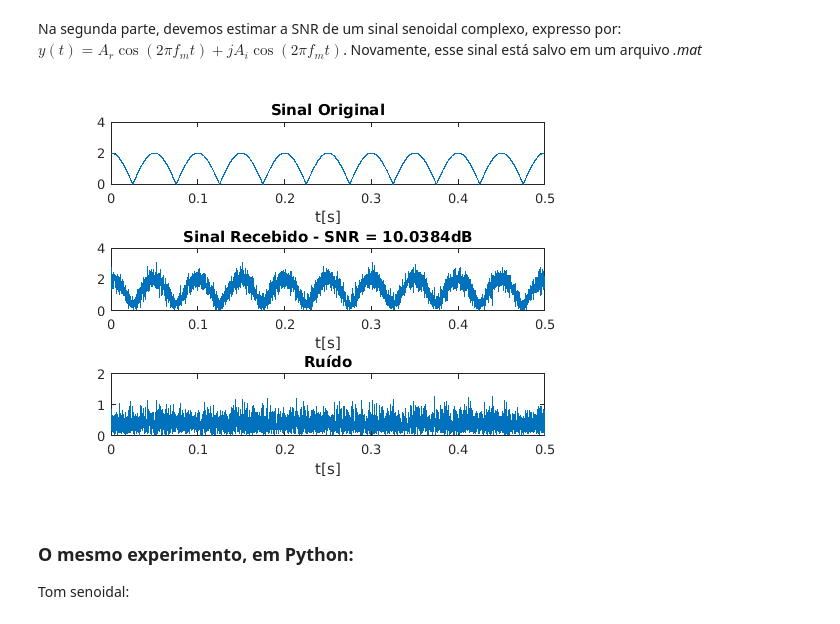
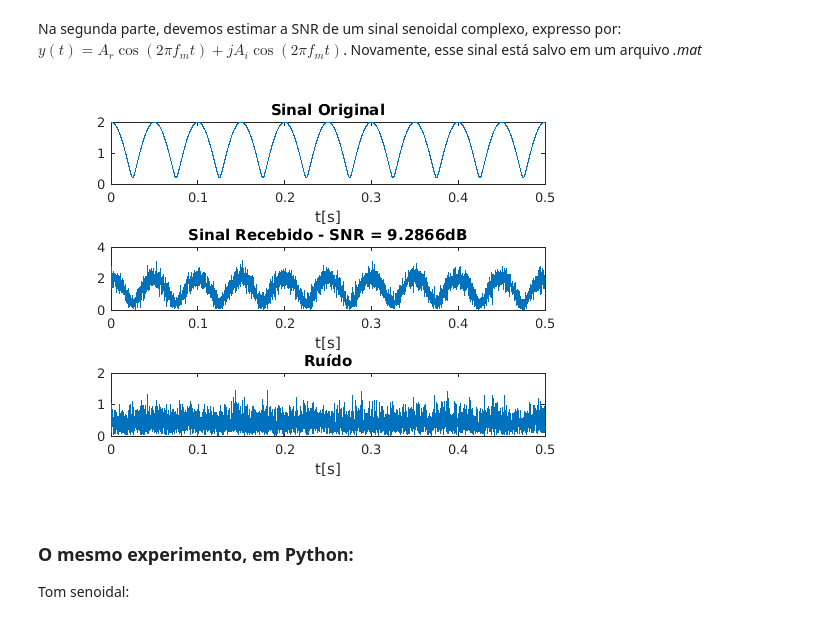
Before and after one commit to fellipe-leandro/fellipe_DCO2004, a Jupyter notebook: H08/Ruído AWGN.ipynb, the cells around one changed output. Cells and saved outputs as stored; diff of their text form; code cells hidden in the pictures.

```diff
--- a/H08/Ruído AWGN.ipynb
+++ b/H08/Ruído AWGN.ipynb
@@ -185,35 +185,35 @@ Na segunda parte, devemos estimar a SNR de um sinal senoidal complexo, expresso
 clear all; clc; close all;
 load('Pratica_08_sinal_complexo.mat')
 N=length(y);
 t=0:1/fs:(N-1)/fs;
-x_orig=Ar*cos(2*pi*fm*t)+1i*Ai*cos(2*pi*fm*t); %Sinal original
+x_orig=Ar*cos(2*pi*fm*t)+1i*Ai*sin(2*pi*fm*t); %Sinal original
 %Calcular Potência do Sinal Olriginal:
 Px = sum(abs(x_orig).^2)/N;
 %O sinal y corresponde a y=x+n -> n=y-x
 n=y-x_orig;
 %Potencia do ruido n:
 Pn=sum(abs(n).^2)/N;
 %Determinando SNR:
 SNR=Px/Pn;
 SNR_dB=10*log10(SNR);
 %%
 %Plotagens
 figure(1)
 subplot(3,1,1);
 plot(t,abs(x_orig));
 title('Sinal Original');
 xlabel('t[s]');
 subplot(3,1,2);
 plot(t,abs(y));
 title(['Sinal Recebido - SNR = ' num2str(SNR_dB) 'dB']);
 xlabel('t[s]');
 %ylim([-2 2])
 subplot(3,1,3);
 plot(t,abs(n));
 xlabel('t[s]');
 title('Ruído');
 # %% [output]
-[figure, old version]
+[figure, new version]
 # %% [markdown]
 ### O mesmo experimento, em Python:
 Tom senoidal:
```
Also changed, not shown: parts of 1 cell of this notebook.
